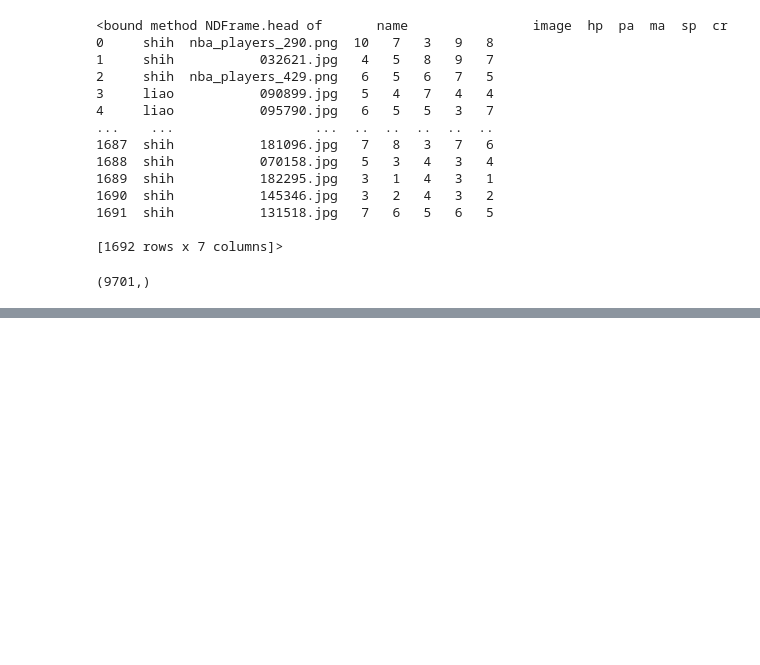
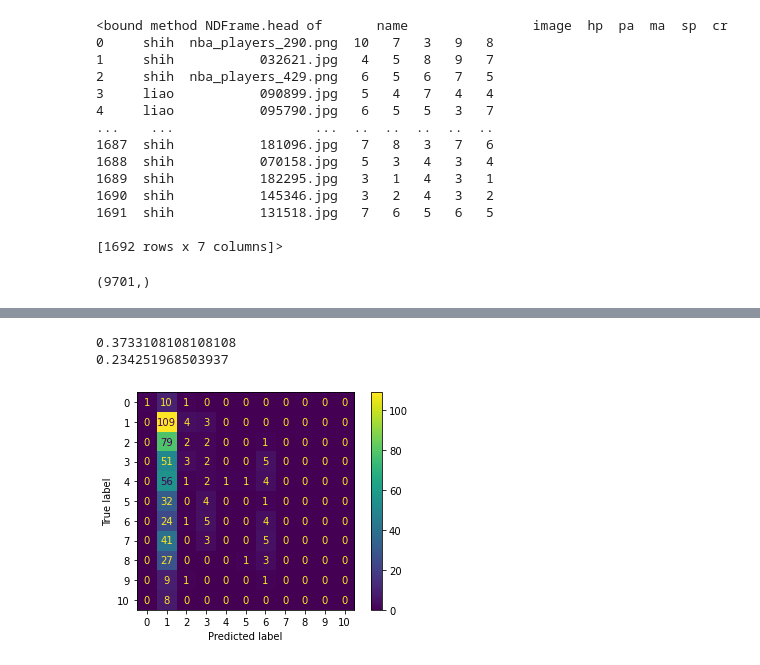
Before and after one commit to mcshih/ML_final_projecct, a Jupyter notebook: ml_project.ipynb, the cells around one changed output, grey strips where cells are left out. Cells and saved outputs as stored; diff of their text form; code cells hidden in the pictures; blank space fills up the shorter version.

```diff
--- a/ml_project.ipynb
+++ b/ml_project.ipynb
@@ -73,0 +85,6 @@ plt.show()
+# %%
+clf_testing(X_train3, X_test3, y_train3, y_test3)
+# %% [output]
+0.3733108108108108
+0.234251968503937
+[figure, added]
```
Also changed, not shown: parts of 8 cells of this notebook.
